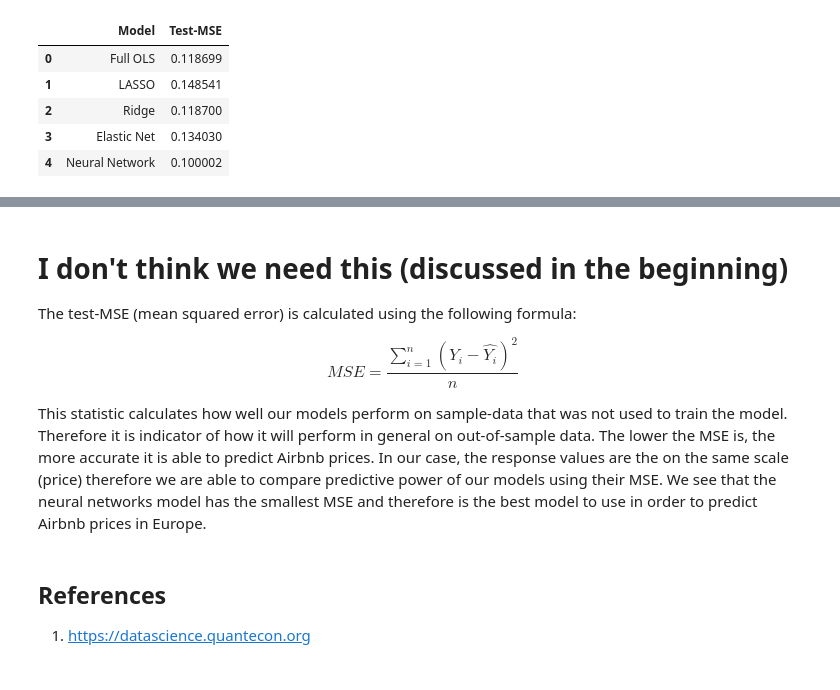
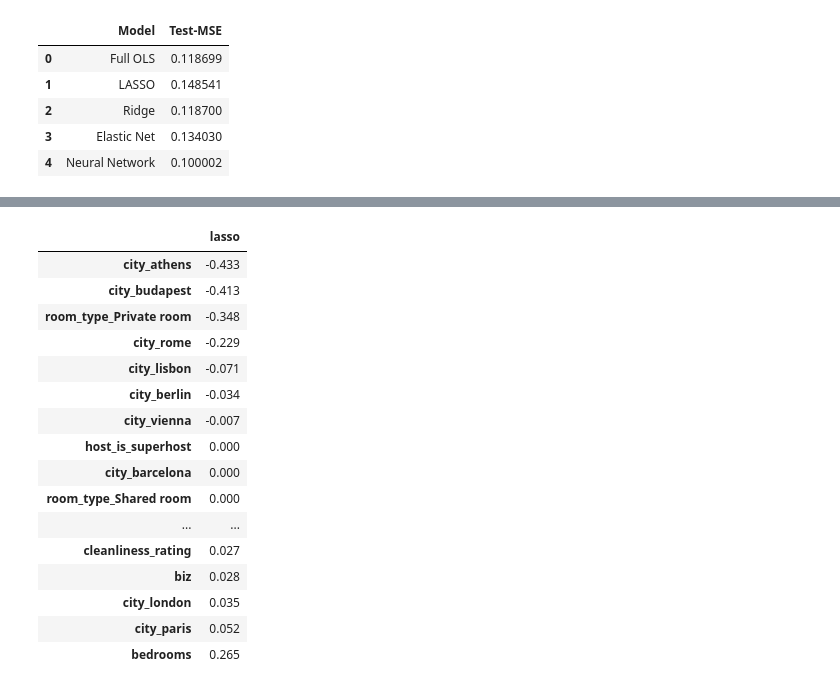
Before and after one commit to Hrithik0015/ECON323_Project, a Jupyter notebook: Project_Report.ipynb, the cells around one changed output, grey strips where cells are left out. Saved outputs shown, nothing was run; the diff lists cells and outputs as text; code cells hidden in the pictures.

```diff
--- a/Project_Report.ipynb
+++ b/Project_Report.ipynb
@@ -676,12 +686,24 @@ Since most of the models have similar test MSE values, elastic net would be anot
-# %% [markdown]
-# I don't think we need this (discussed in the beginning)
-
-The test-MSE (mean squared error) is calculated using the following formula:
-
-$$MSE = \frac{\sum_{i=1}^{n}(Y_i - \hat{Y_i})^2}{n}$$
-
-This statistic calculates how well our models perform on sample-data that was not used to train the model. Therefore it is indicator of how it will perform in general on out-of-sample data. The lower the MSE is, the more accurate it is able to predict Airbnb prices. In our case, the response values are the on the same scale (price) therefore we are able to compare predictive power of our models using their MSE. We see that the neural networks model has the smallest MSE and therefore is the best model to use in order to predict Airbnb prices in Europe.
-# %% [markdown]
-## References
-
-1. https://datascience.quantecon.org
+# %%
+def exp(coef):
+    return math.exp(coef)-1
+
+lasso_coef = pd.DataFrame(dict(lasso=series_coef(lasso_best))).applymap(exp)
+round(lasso_coef.sort_values(by='lasso'),3)
+# %% [output]
+|  | lasso |
+| city_athens | -0.433 |
+| city_budapest | -0.413 |
+| room_type_Private room | -0.348 |
+| city_rome | -0.229 |
+| city_lisbon | -0.071 |
+| city_berlin | -0.034 |
+| city_vienna | -0.007 |
+| host_is_superhost | 0.000 |
+| city_barcelona | 0.000 |
+| room_type_Shared room | 0.000 |
+| ... | ... |
+| cleanliness_rating | 0.027 |
+| biz | 0.028 |
+| city_london | 0.035 |
+| city_paris | 0.052 |
+| bedrooms | 0.265 |
```
Also changed, not shown: parts of 23 cells of this notebook.
